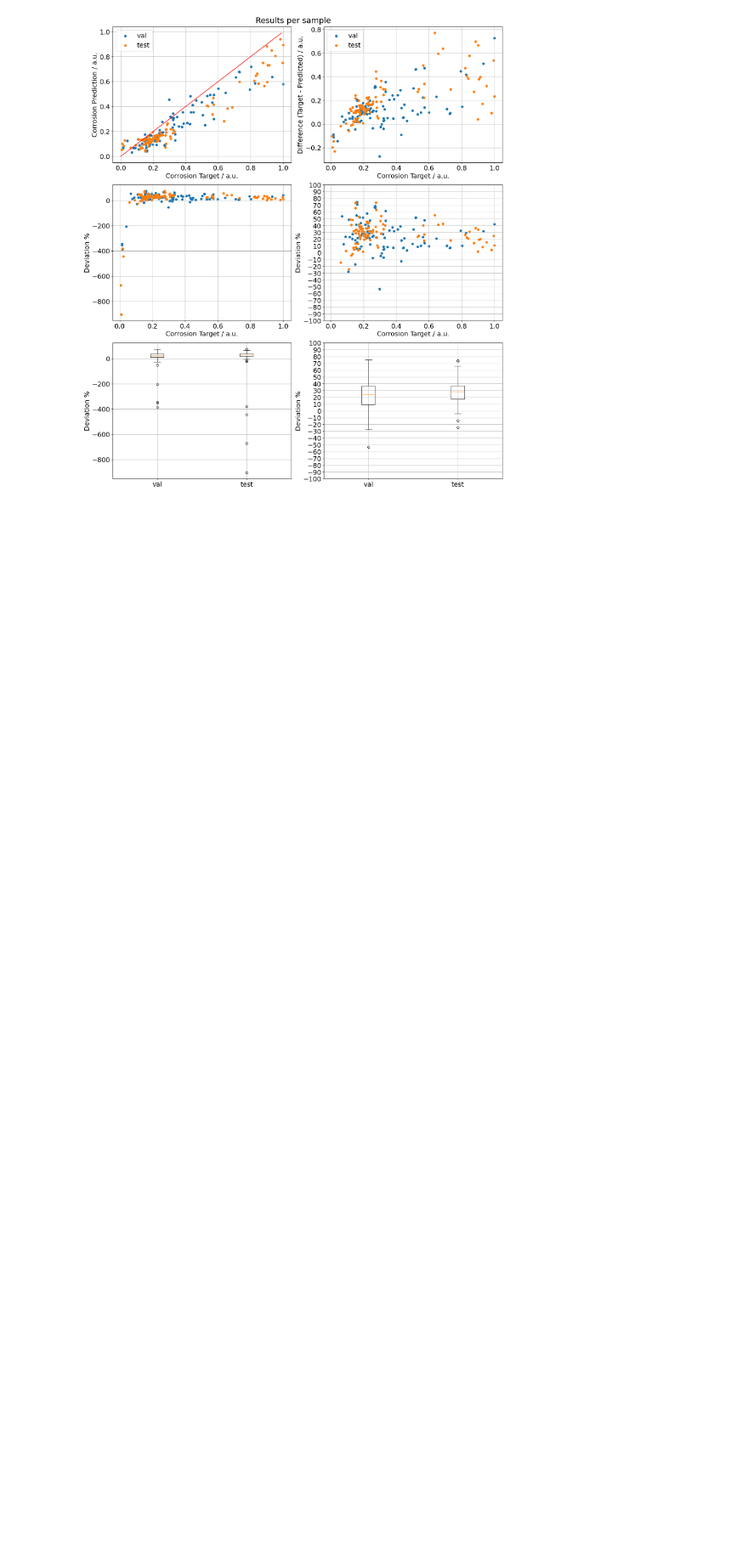
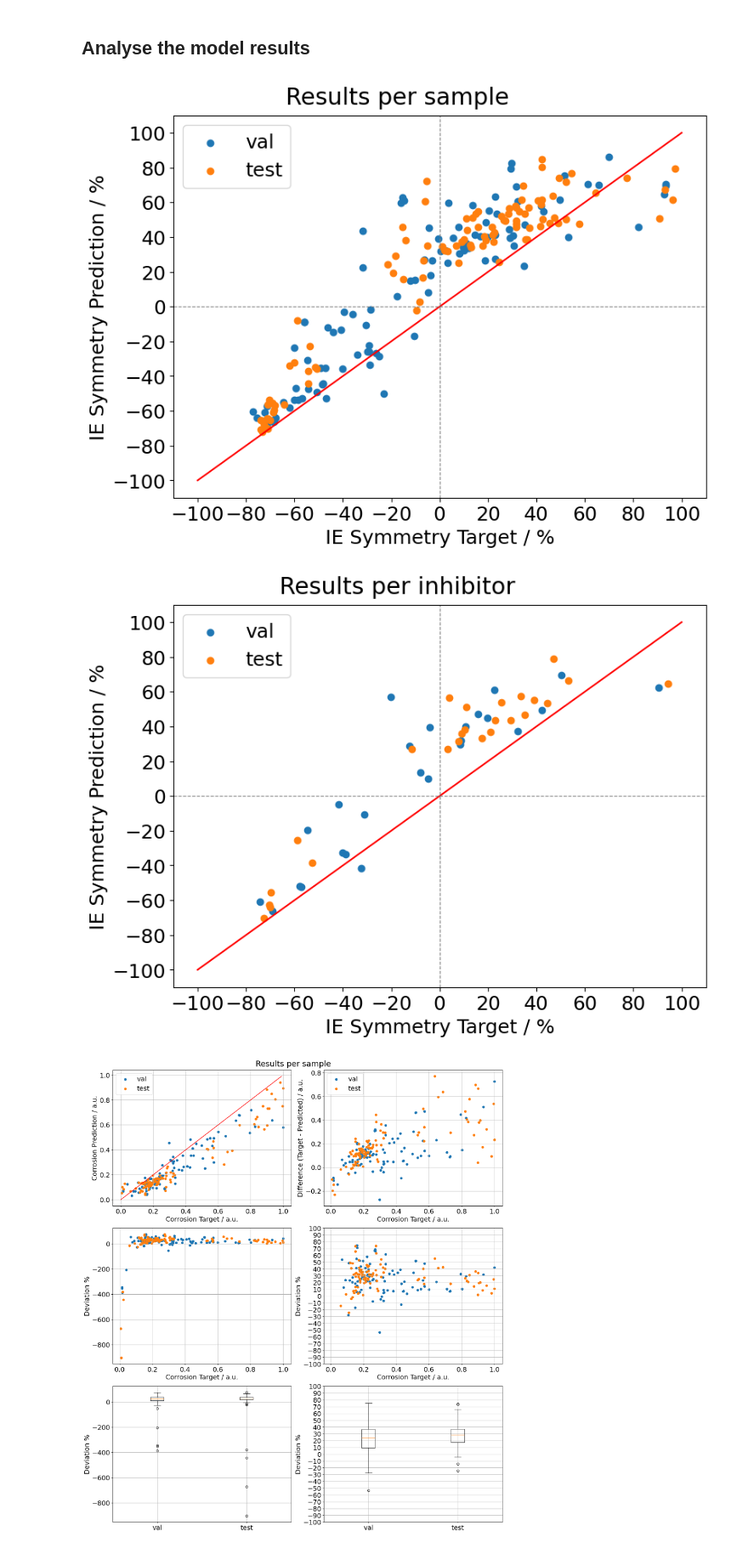
Before and after one commit to lars-dammann/ai2, a Jupyter notebook: results/result-analysis.ipynb, the cells around one changed output. Shown at 85% size. Saved outputs shown, nothing was run; the diff lists cells and outputs as text; code cells hidden in the pictures; blank space fills up the shorter version.

```diff
--- a/results/result-analysis.ipynb
+++ b/results/result-analysis.ipynb
@@ -204,0 +164,6 @@ def analyse_samples(input_df, data_types, title=None):
+# %%
+# Remove both outliers with their id and calculate the mean loss
+nacl_df_no_outliers = nacl_df[~nacl_df.id.isin([min_id, max_id])]
+mean_loss_no_outliers = nacl_df_no_outliers.target_volumeloss.mean()
+NACL_VOLUMELOSS = mean_loss_no_outliers
+NACL_VOLUMELOSS, nacl_df_no_outliers.target_volumeloss.std()
@@ -204,0 +172,2 @@ def analyse_samples(input_df, data_types, title=None):
+# %% [markdown]
+## Analyse the model results
@@ -205,6 +285,11 @@ def analyse_samples(input_df, data_types, title=None):
 # %%
 model = "model-d2rltbw6-best"
 data_type = "test"
+# %%
+model_ie_sym(model, ["val", "test"])
+# %% [output]
+[figure, added]
+[figure, added]
 # %%
 analyse_model(model, ["val", "test"])
 # %% [output]
```
Also changed, not shown: parts of 13 cells of this notebook.
